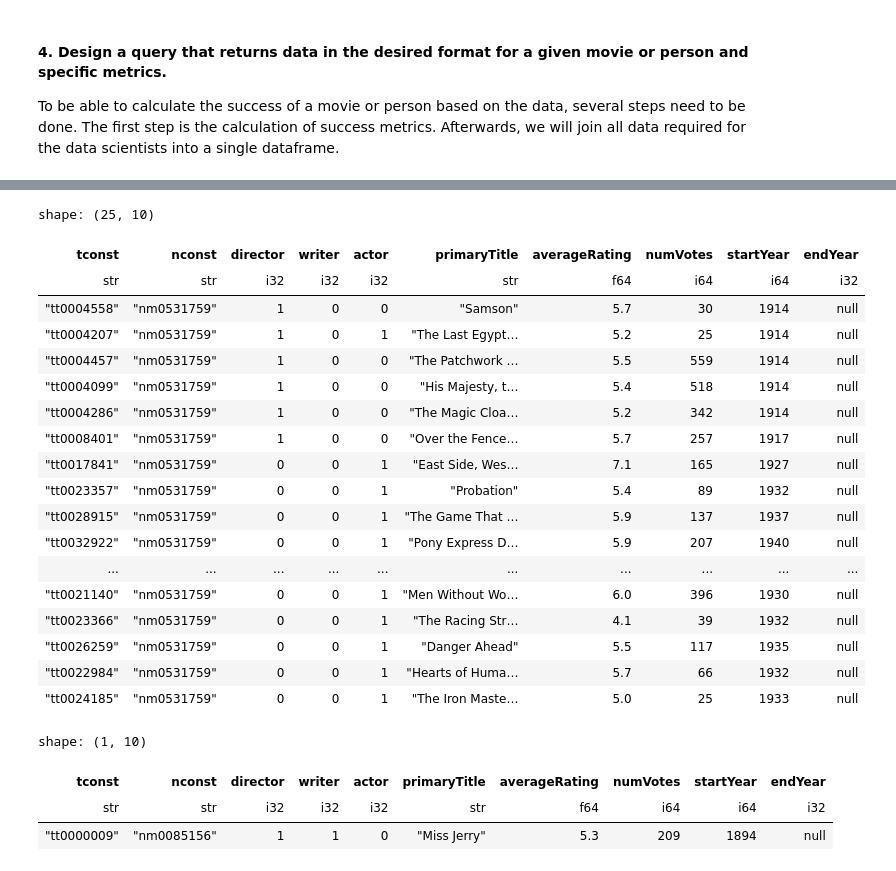
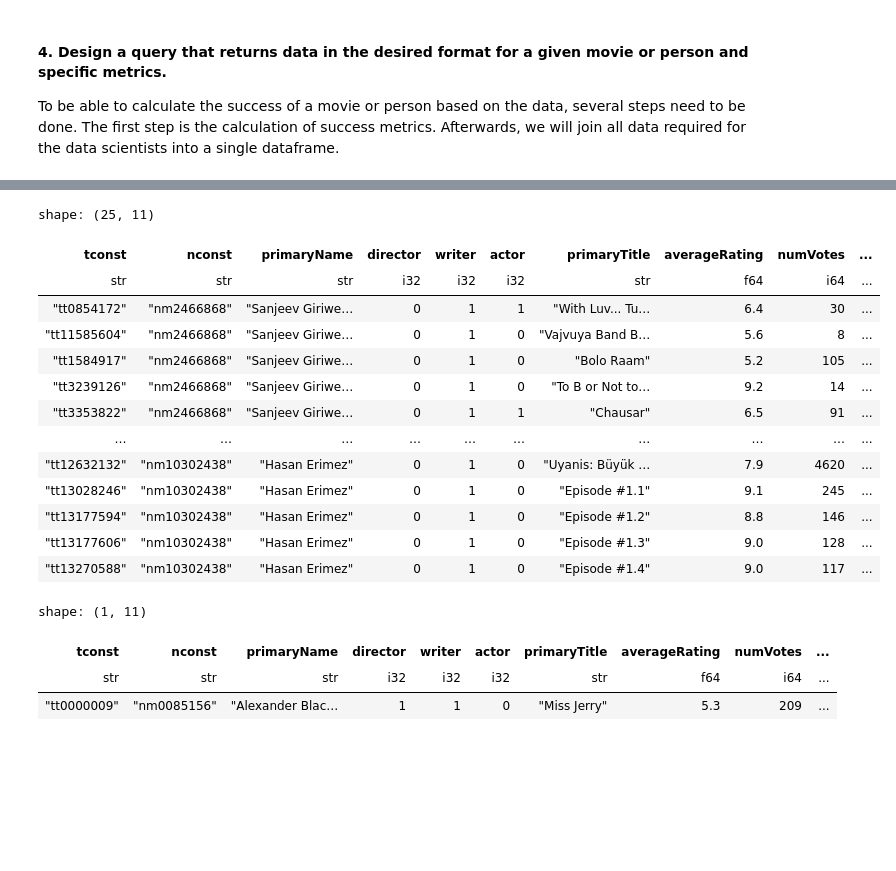
Before and after one commit to 5pirit5eal/saqdiveassignment, a Jupyter notebook: qdive.ipynb, the cells around one changed output, grey strips where cells are left out. Saved outputs shown, nothing was run; the diff lists cells and outputs as text; code cells hidden in the pictures; blank space fills up the shorter version.

Commit message:
updated tables

```diff
--- a/qdive.ipynb
+++ b/qdive.ipynb
@@ -544,56 +504,52 @@ df_director_writer_actor = (
     )
     .join(
         df_actors.with_columns(pl.lit(1).alias("actor")),
         on=("tconst", "nconst"),
         how="outer_coalesce",
     )
     .fill_null(0)
 )
 
 # join the performance and some metadata of the movies and the person
 df_director_writer_actor = (
     df_director_writer_actor.join(df_titles, on="tconst", how="inner")
     .join(df_names, on="nconst", how="inner")
     .join(df_ratings, on="tconst", how="inner")
     .join(df_rating_known_for, on="nconst", how="inner")
     .select(
         "tconst",
         "nconst",
+        "primaryName",
         "director",
         "writer",
         "actor",
         "primaryTitle",
         "averageRating",
         "numVotes",
         "knownAverageRating",
         "knownNumVotes",
     )
 )
 df_director_writer_actor.head(25)
 # %% [output]
-shape: (25, 10)
+shape: (25, 11)
-| tconst | nconst | director | writer | actor | primaryTitle | averageRating | numVotes | startYear | endYear |
-| str | str | i32 | i32 | i32 | str | f64 | i64 | i64 | i32 |
-| "tt0004558" | "nm0531759" | 1 | 0 | 0 | "Samson" | 5.7 | 30 | 1914 | null |
-| "tt0004207" | "nm0531759" | 1 | 0 | 1 | "The Last Egypt… | 5.2 | 25 | 1914 | null |
-| "tt0004457" | "nm0531759" | 1 | 0 | 0 | "The Patchwork … | 5.5 | 559 | 1914 | null |
-| "tt0004099" | "nm0531759" | 1 | 0 | 0 | "His Majesty, t… | 5.4 | 518 | 1914 | null |
-| "tt0004286" | "nm0531759" | 1 | 0 | 0 | "The Magic Cloa… | 5.2 | 342 | 1914 | null |
-| "tt0008401" | "nm0531759" | 1 | 0 | 0 | "Over the Fence… | 5.7 | 257 | 1917 | null |
-| "tt0017841" | "nm0531759" | 0 | 0 | 1 | "East Side, Wes… | 7.1 | 165 | 1927 | null |
-| "tt0023357" | "nm0531759" | 0 | 0 | 1 | "Probation" | 5.4 | 89 | 1932 | null |
-| "tt0028915" | "nm0531759" | 0 | 0 | 1 | "The Game That … | 5.9 | 137 | 1937 | null |
-| "tt0032922" | "nm0531759" | 0 | 0 | 1 | "Pony Express D… | 5.9 | 207 | 1940 | null |
-| ... | ... | ... | ... | ... | ... | ... | ... | ... | ... |
-| "tt0021140" | "nm0531759" | 0 | 0 | 1 | "Men Without Wo… | 6.0 | 396 | 1930 | null |
-| "tt0023366" | "nm0531759" | 0 | 0 | 1 | "The Racing Str… | 4.1 | 39 | 1932 | null |
-| "tt0026259" | "nm0531759" | 0 | 0 | 1 | "Danger Ahead" | 5.5 | 117 | 1935 | null |
-| "tt0022984" | "nm0531759" | 0 | 0 | 1 | "Hearts of Huma… | 5.7 | 66 | 1932 | null |
-| "tt0024185" | "nm0531759" | 0 | 0 | 1 | "The Iron Maste… | 5.0 | 25 | 1933 | null |
+| tconst | nconst | primaryName | director | writer | actor | primaryTitle | averageRating | numVotes | ... |
+| str | str | str | i32 | i32 | i32 | str | f64 | i64 | ... |
+| "tt0854172" | "nm2466868" | "Sanjeev Giriwe… | 0 | 1 | 1 | "With Luv... Tu… | 6.4 | 30 | ... |
+| "tt11585604" | "nm2466868" | "Sanjeev Giriwe… | 0 | 1 | 0 | "Vajvuya Band B… | 5.6 | 8 | ... |
+| "tt1584917" | "nm2466868" | "Sanjeev Giriwe… | 0 | 1 | 0 | "Bolo Raam" | 5.2 | 105 | ... |
+| "tt3239126" | "nm2466868" | "Sanjeev Giriwe… | 0 | 1 | 0 | "To B or Not to… | 9.2 | 14 | ... |
+| "tt3353822" | "nm2466868" | "Sanjeev Giriwe… | 0 | 1 | 1 | "Chausar" | 6.5 | 91 | ... |
+| … | … | … | … | … | … | … | … | … | ... |
+| "tt12632132" | "nm10302438" | "Hasan Erimez" | 0 | 1 | 0 | "Uyanis: Büyük … | 7.9 | 4620 | ... |
+| "tt13028246" | "nm10302438" | "Hasan Erimez" | 0 | 1 | 0 | "Episode #1.1" | 9.1 | 245 | ... |
+| "tt13177594" | "nm10302438" | "Hasan Erimez" | 0 | 1 | 0 | "Episode #1.2" | 8.8 | 146 | ... |
+| "tt13177606" | "nm10302438" | "Hasan Erimez" | 0 | 1 | 0 | "Episode #1.3" | 9.0 | 128 | ... |
+| "tt13270588" | "nm10302438" | "Hasan Erimez" | 0 | 1 | 0 | "Episode #1.4" | 9.0 | 117 | ... |
 # %%
-df_director_writer_actor.filter(pl.col("nconst") == person_name)
+df_director_writer_actor.filter(pl.col("primaryName") == "George Lucas")
 # %% [output]
-shape: (1, 10)
+shape: (1, 11)
-| tconst | nconst | director | writer | actor | primaryTitle | averageRating | numVotes | startYear | endYear |
-| str | str | i32 | i32 | i32 | str | f64 | i64 | i64 | i32 |
-| "tt0000009" | "nm0085156" | 1 | 1 | 0 | "Miss Jerry" | 5.3 | 209 | 1894 | null |
+| tconst | nconst | primaryName | director | writer | actor | primaryTitle | averageRating | numVotes | ... |
+| str | str | str | i32 | i32 | i32 | str | f64 | i64 | ... |
+| "tt0000009" | "nm0085156" | "Alexander Blac… | 1 | 1 | 0 | "Miss Jerry" | 5.3 | 209 | ... |
```
Also changed, not shown: parts of 5 cells of this notebook, 1 other file.
